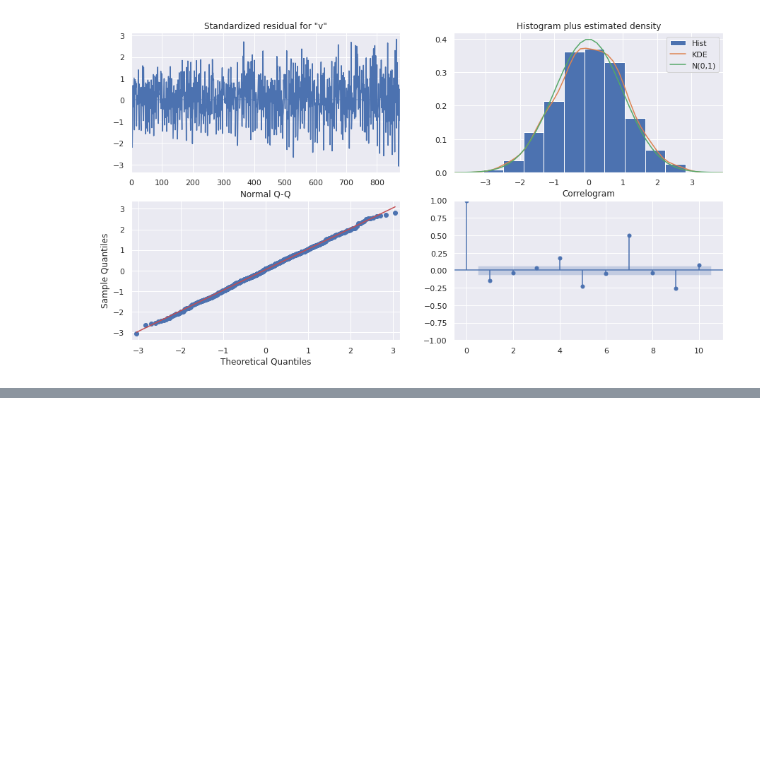
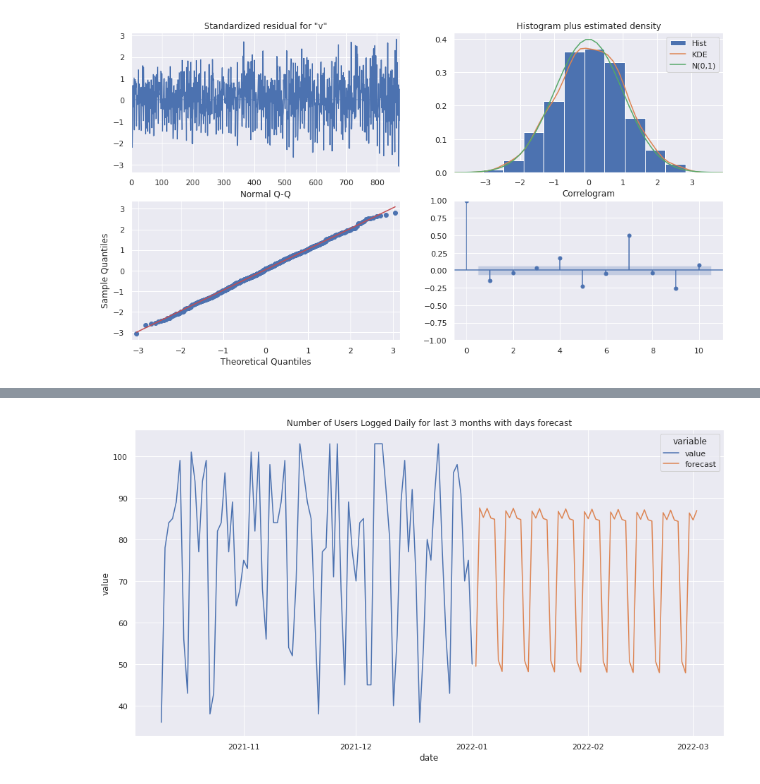
Before and after one commit to AnurAK1/UsrsLoginWeb, a Jupyter notebook: dailyuserslogin.ipynb, the cells around one changed output, grey strips where cells are left out. Saved outputs shown, nothing was run; the diff lists cells and outputs as text; code cells hidden in the pictures; blank space fills up the shorter version.

```diff
--- a/dailyuserslogin.ipynb
+++ b/dailyuserslogin.ipynb
@@ -184,0 +349,21 @@ model_fit.plot_diagnostics()
+# %%
+#Creating a forecast dataset with 60days
+from datetime import timedelta
+last=Test_df['date'].iloc[-1]
+Test_df3=[]
+days=60
+Test_df3=pd.DataFrame(columns = ['date','forecast'])
+forecast=result1.forecast(steps=days,dynamic=False)
+for i in range(days):
+    o=i+1
+    Test_df3=Test_df3.append({'date':pd.to_datetime(last,format='%Y-%m-%d')+timedelta(days=o),'forecast':forecast.iloc[i]},ignore_index=True)
+Test_df_FOR=Test_df[Test_df['date']>='2021-10-1']
+Test_df_FOR=Test_df_FOR[['date','value']]
+Test_df_FOR=pd.concat([Test_df_FOR,Test_df3])
+Test_df_FOR=Test_df_FOR.reset_index(drop=True)
+Test_df_FOR['date']=pd.to_datetime(Test_df_FOR['date']).dt.date
+Test_df_FOR1=pd.melt(Test_df_FOR,'date')
+# %%
+plt4=sns.lineplot(data=Test_df_FOR1,x='date',y="value",hue='variable').set(title="Number of Users Logged Daily for last 3 months with days forecast")
+# %% [output]
+[figure, added]
```
Also changed, not shown: parts of 13 cells of this notebook.
